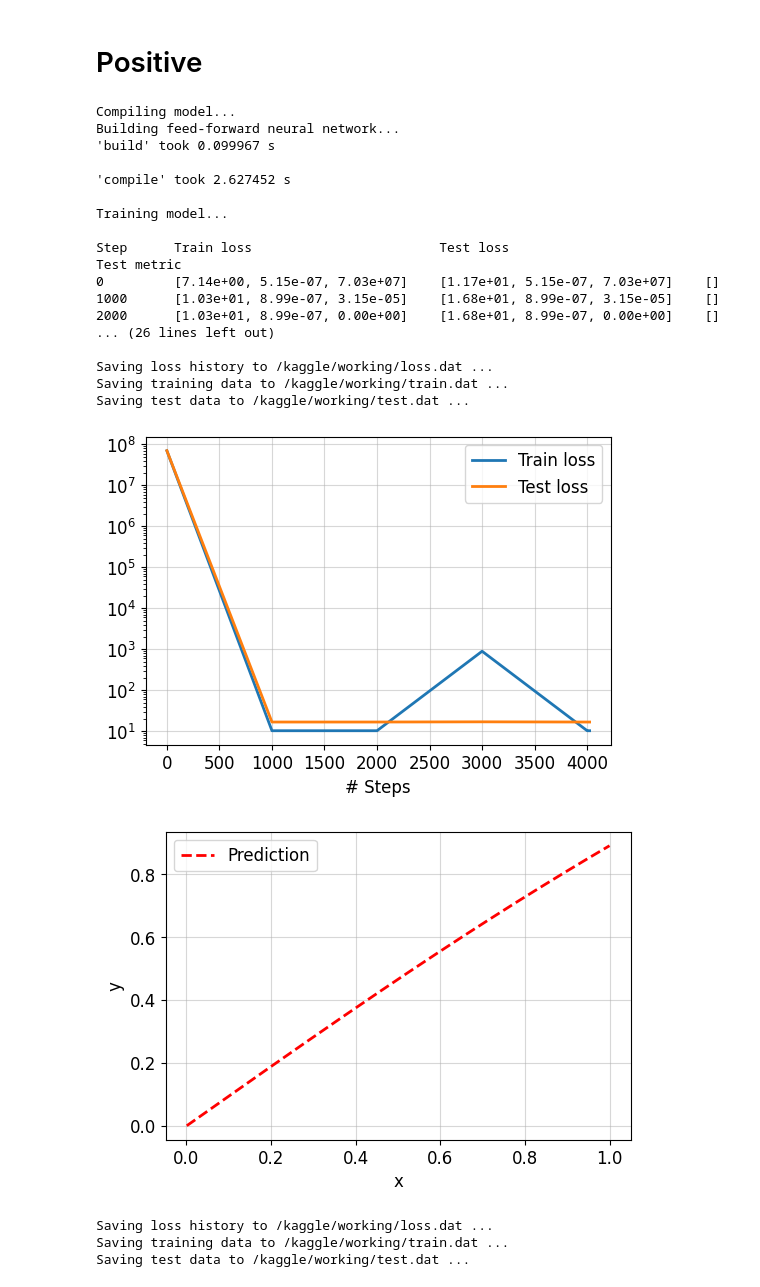
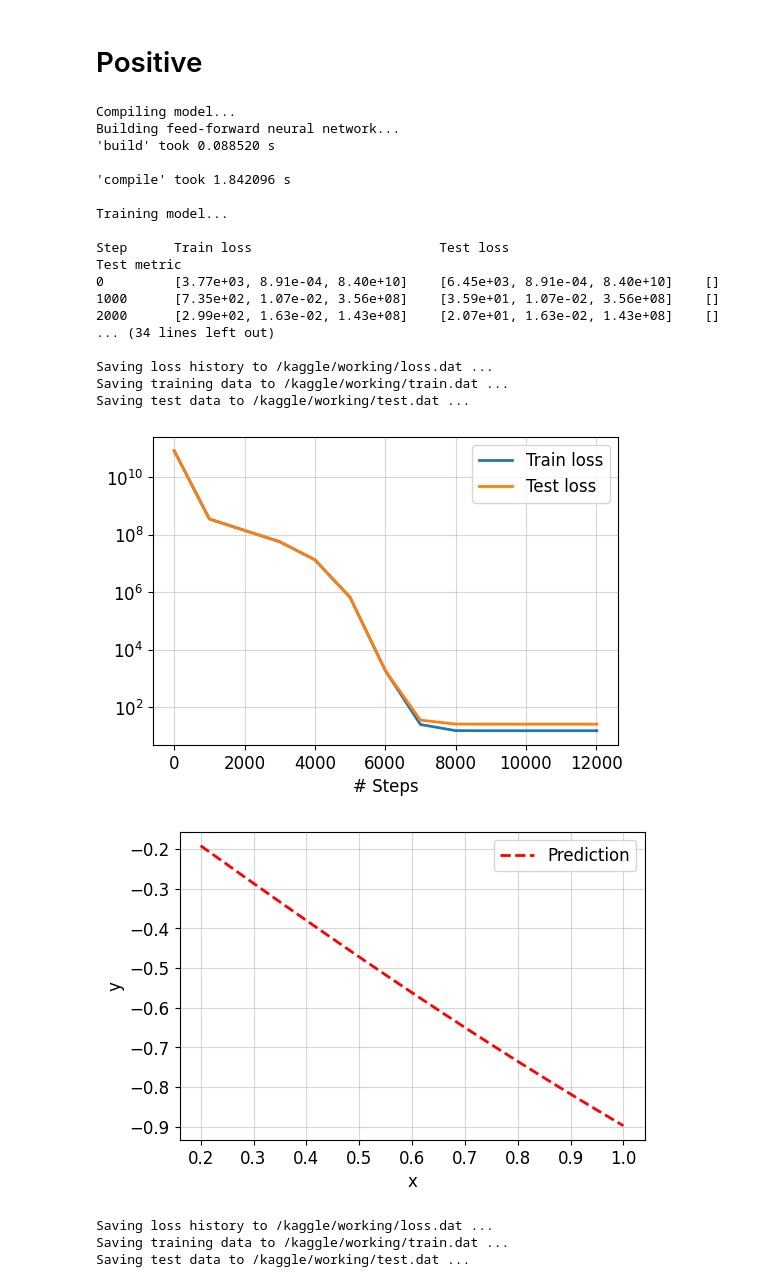
Before and after one commit to NimaFrj/Kaggle-Notebooks, a Jupyter notebook: hydro-pinn-final.ipynb, the cells around one changed output. Cells and saved outputs as stored; diff of their text form; code cells hidden in the pictures.

Commit message:
Kaggle Notebook | Hydro-PINN-Final | Version 6 - 0.2 for left bc

```diff
--- a/hydro-pinn-final.ipynb
+++ b/hydro-pinn-final.ipynb
@@ -163,13 +163,13 @@ def pde(R, r):
 
 # Boundary condition functions
 def boundary_left(R, on_boundary):
-    return on_boundary and dde.utils.isclose(R[0], 1e-3)
+    return on_boundary and dde.utils.isclose(R[0], 0.2)
 
 def boundary_right(R, on_boundary):
     return on_boundary and dde.utils.isclose(R[0], 1)
 
 # Geometry
-geom = dde.geometry.Interval(1e-3, 1)
+geom = dde.geometry.Interval(0.2, 1)
 
 # Boundary conditions
 bc1 = dde.icbc.DirichletBC(geom, lambda x: [0.0], boundary_left)
@@ -251,41 +251,41 @@ axes[0].plot(x, Prr_values, label="Prr")
 axes[0].set_xlabel("R")
 axes[0].set_ylabel("Prr")
 axes[0].set_title("Radial Stress Prr")
 axes[0].legend()
 
 axes[1].plot(x, Ptt_values, label="Ptt")
 axes[1].set_xlabel("R")
 axes[1].set_ylabel("Ptt")
 axes[1].set_title("Tangential Stress Ptt")
 axes[1].legend()
 plt.tight_layout()
 plt.show()
 
 # Check for NaNs
 print(f"NaNs in PDE residual: {np.isnan(y_pde).any()}")
 print(f"NaNs in predicted solution: {np.isnan(y_pred).any()}")
 print(f"NaNs in Prr: {np.isnan(Prr_values).any()}")
 print(f"NaNs in Ptt: {np.isnan(Ptt_values).any()}")
 # %% [output]
 Compiling model...
 Building feed-forward neural network...
-'build' took 0.099967 s
+'build' took 0.088520 s
 
-'compile' took 2.627452 s
+'compile' took 1.842096 s
 
 Training model...
 
 Step      Train loss                        Test loss                         Test metric
-0         [7.14e+00, 5.15e-07, 7.03e+07]    [1.17e+01, 5.15e-07, 7.03e+07]    []
-1000      [1.03e+01, 8.99e-07, 3.15e-05]    [1.68e+01, 8.99e-07, 3.15e-05]    []
-2000      [1.03e+01, 8.99e-07, 0.00e+00]    [1.68e+01, 8.99e-07, 0.00e+00]    []
-... (26 lines left out)
+0         [3.77e+03, 8.91e-04, 8.40e+10]    [6.45e+03, 8.91e-04, 8.40e+10]    []
+1000      [7.35e+02, 1.07e-02, 3.56e+08]    [3.59e+01, 1.07e-02, 3.56e+08]    []
+2000      [2.99e+02, 1.63e-02, 1.43e+08]    [2.07e+01, 1.63e-02, 1.43e+08]    []
+... (34 lines left out)
 
 Saving loss history to /kaggle/working/loss.dat ...
 Saving training data to /kaggle/working/train.dat ...
 Saving test data to /kaggle/working/test.dat ...
-[figure, old version]
+[figure, new version]
-[figure, old version]
+[figure, new version]
 Saving loss history to /kaggle/working/loss.dat ...
 Saving training data to /kaggle/working/train.dat ...
 Saving test data to /kaggle/working/test.dat ...
```
Also changed, not shown: parts of 1 cell of this notebook.
